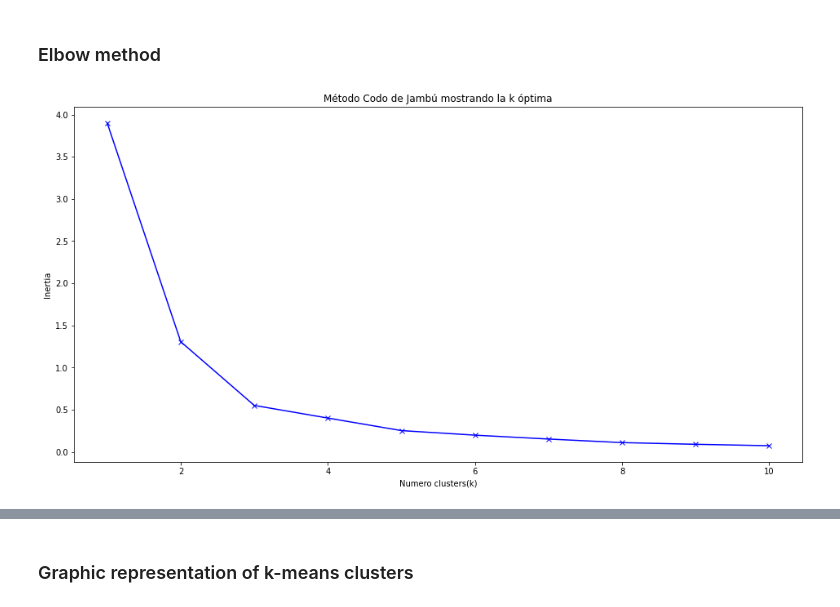
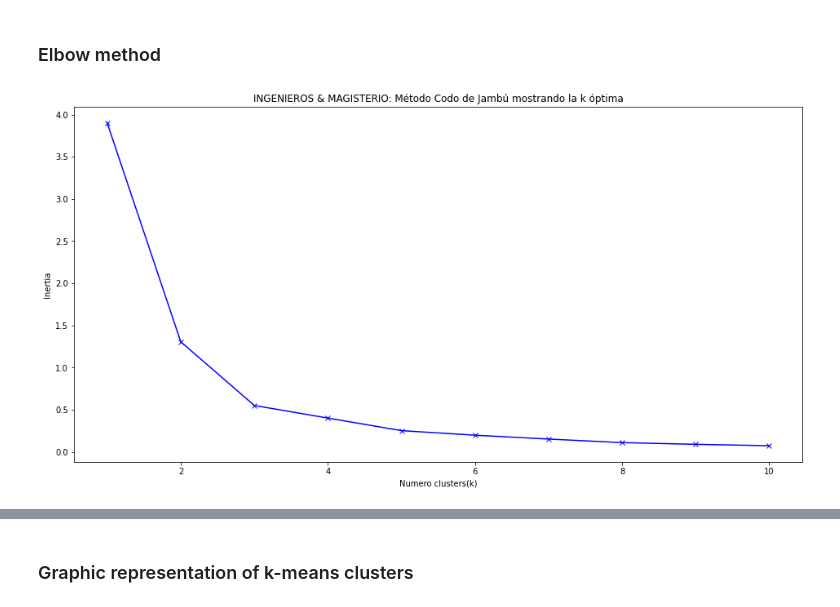
Before and after one commit to alvaroanua/TFG, a Jupyter notebook: Kmean/KMEAN_ehu_Bilbao_Ingenieros_Magisterio.ipynb, the cells around one changed output, grey strips where cells are left out. Drawn from its saved outputs; the diff is of its cells as text; code cells hidden in the pictures.

```diff
--- a/Kmean/KMEAN_ehu_Bilbao_Ingenieros_Magisterio.ipynb
+++ b/Kmean/KMEAN_ehu_Bilbao_Ingenieros_Magisterio.ipynb
@@ -126,33 +123,33 @@ See the caveats in the documentation: https://pandas.pydata.org/pandas-docs/stab
 # %%
 # Normalize data
 from sklearn import preprocessing
 min_max_scaler = preprocessing.MinMaxScaler()
 normalize = min_max_scaler.fit_transform(df_ap_filter)
 df_normalize = pd.DataFrame(normalize)
 
-# Rename
+# Rename column of data frame normalize
 df_normalize = df_normalize.rename(columns={0: 'total_devices', 1: 'bw_busy'}) #I change the name of the columns to be the same as in the data of Dublin
 
 # Elbow method
 inertia = []
 rango = range(1,11)
 for i in rango:
     algoritmo = KMeans(n_clusters=i) #default: init = k-means++, n_init = 10, max_iter = 300
     algoritmo.fit(df_normalize)
     inertia.append(algoritmo.inertia_) #Calculate: The total sum of the square inside each cluster
 
 # Size figure
 plt.figure(figsize=(16,8))
 
 # Plot
 plt.plot(rango, inertia, 'bx-')
 plt.xlabel('Numero clusters(k)')
 plt.ylabel('Inertia')
-plt.title('Método Codo de Jambú mostrando la k óptima')
+plt.title('INGENIEROS & MAGISTERIO: Método Codo de Jambú mostrando la k óptima')
 
 # Print plt
 plt.show()
 # %% [output]
-[figure, old version]
+[figure, new version]
 # %% [markdown]
 ### k-means from sklearn
```
Also changed, not shown: parts of 8 cells of this notebook.
